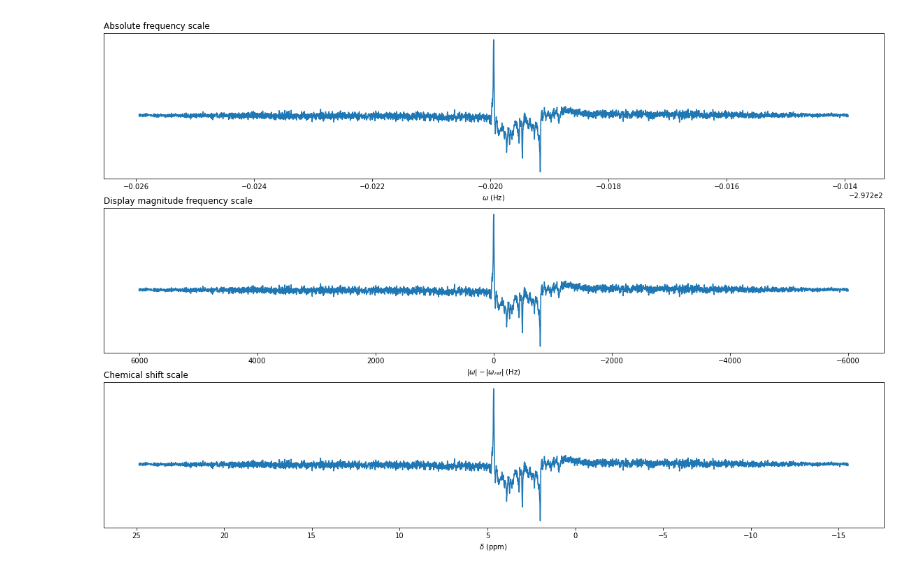
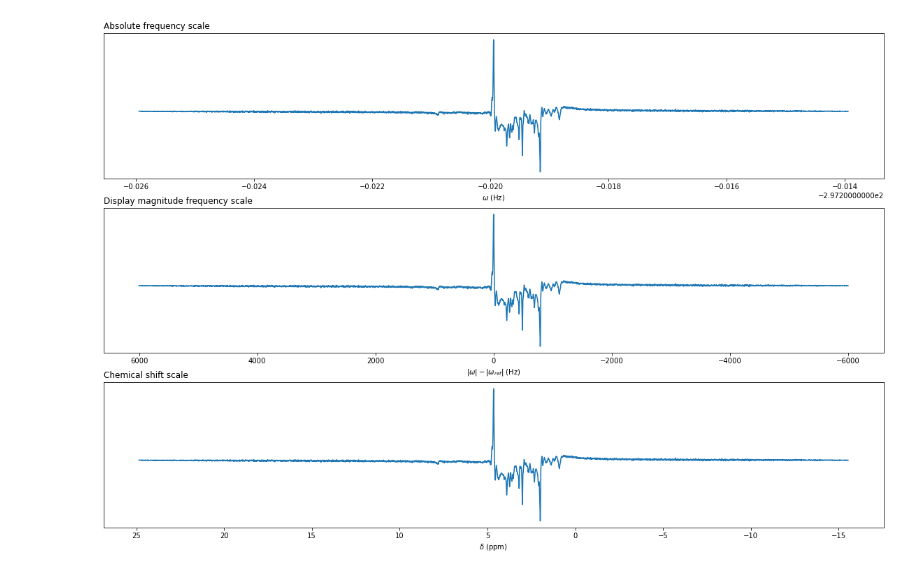
Before and after one commit to wtclarke/mrs_nifti_standard, a Jupyter notebook: data_conventions.ipynb, the cells around one changed output. Saved outputs shown, nothing was run; the diff lists cells and outputs as text; code cells hidden in the pictures.

```diff
--- a/data_conventions.ipynb
+++ b/data_conventions.ipynb
@@ -45,42 +134,51 @@ This data is a 7T SVS 1H-MRS acquisition and was collected with the spectrometer
+# %%
+supressed_file = Path('convention_data/7t_svs.dat')
+suppressed_raw = mapVBVD(supressed_file,quiet=True)
+suppressed_raw.image.removeOS=False
+siemens_7tdata = suppressed_raw.image.unsorted()
+siemens_7tdata.shape
+# Apply basic processing (averaging and SVD coil combination)
+siemens_7tdata = np.mean(siemens_7tdata,axis=-1)
+u,s,v = np.linalg.svd(siemens_7tdata,full_matrices=False)
+siemens_7tdata = u[:,0]*s[0]
+
+# Siemens twix data appears to need a conjugate to achieve the right convention
+siemens_7tdata = siemens_7tdata.conj()
+
+# Extract some header value for use further down
+dwelltime = suppressed_raw['hdr']['MeasYaps'][('sRXSPEC','alDwellTime','0')]/1E9
+transmitter_frequency_mhz = suppressed_raw['hdr']['MeasYaps'][('sTXSPEC', 'asNucleusInfo', '0', 'lFrequency')]/1E6
+spectral_width_hz = 1/(suppressed_raw['hdr']['MeasYaps'][('sRXSPEC','alDwellTime','0')]/1E9)
 # %%
-# Do a quick and dirty pre-processing job here to get some high SNR data, take one coil.
-supp_block_avg = np.mean(supp_block,axis=5)[:,:,:,:,0]
-test_FID = np.squeeze(supp_block_avg[0,0,0,:])
-
-# Siemens twix data appears to need a conjugate to achieve the right convention
-test_FID = test_FID.conj()
-
 # Make absolute frequency scale (remember the -ve sign in omega=-gamma.B0)
-npoints = supp_block_avg.shape[3]
+npoints = siemens_7tdata.size
 frequency_axis = np.linspace(-spectral_width_hz/2,spectral_width_hz/2,npoints)
 abs_freq_axis = -transmitter_frequency_mhz + frequency_axis/1E6
 # Display frequency axis
 frequency_axis *= -1
 # Chemical shift axis (shifted to TMS)
 c_shift_axis = 4.65+ frequency_axis/transmitter_frequency_mhz
 
-spec_fft = np.fft.fftshift(np.fft.fft(test_FID))
 #Display
-
 fig,(ax1,ax2,ax3) = plt.subplots(3,1,figsize=(20,13))
-ax1.plot(abs_freq_axis,np.real(spec_fft))
+ax1.plot(abs_freq_axis,np.real(spec_fft(siemens_7tdata)))
 ax1.set_yticks([])
 ax1.set_xlabel('$\omega$ (Hz)')
 ax1.set_title('Absolute frequency scale',loc='left')
 
-ax2.plot(frequency_axis,np.real(spec_fft))
+ax2.plot(frequency_axis,np.real(spec_fft(siemens_7tdata)))
 ax2.set_yticks([])
 ax2.invert_xaxis()
 ax2.set_xlabel('$|\omega|-|\omega_{ref}|$ (Hz)')
 ax2.set_title('Display magnitude frequency scale',loc='left')
 
-ax3.plot(c_shift_axis,np.real(spec_fft))
+ax3.plot(c_shift_axis,np.real(spec_fft(siemens_7tdata)))
 ax3.set_yticks([])
 ax3.invert_xaxis()
 ax3.set_xlabel('$\delta$ (ppm)')
 ax3.set_title('Chemical shift scale',loc='left')
 
 plt.show()
 # %% [output]
-[figure, old version]
+[figure, new version]
 # %% [markdown]
```
Also changed, not shown: parts of 20 cells of this notebook.
